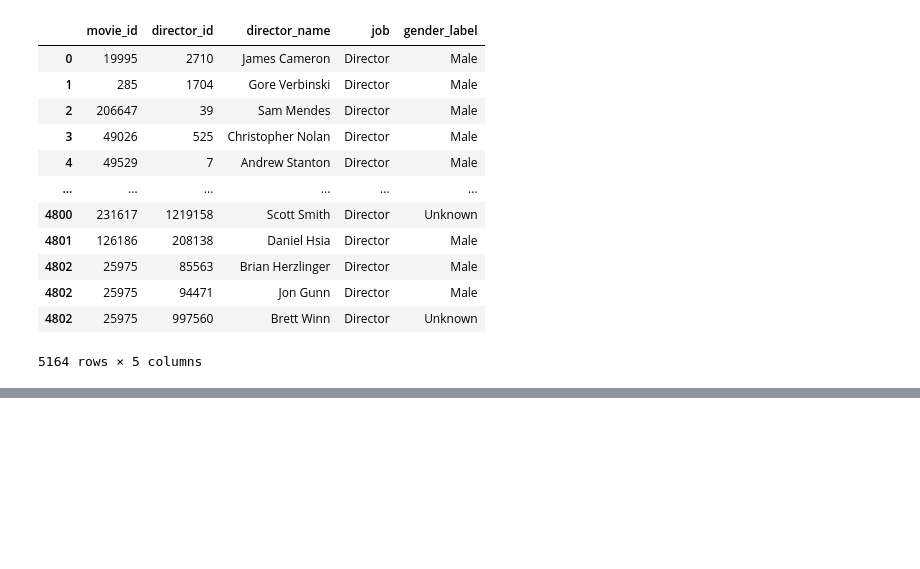
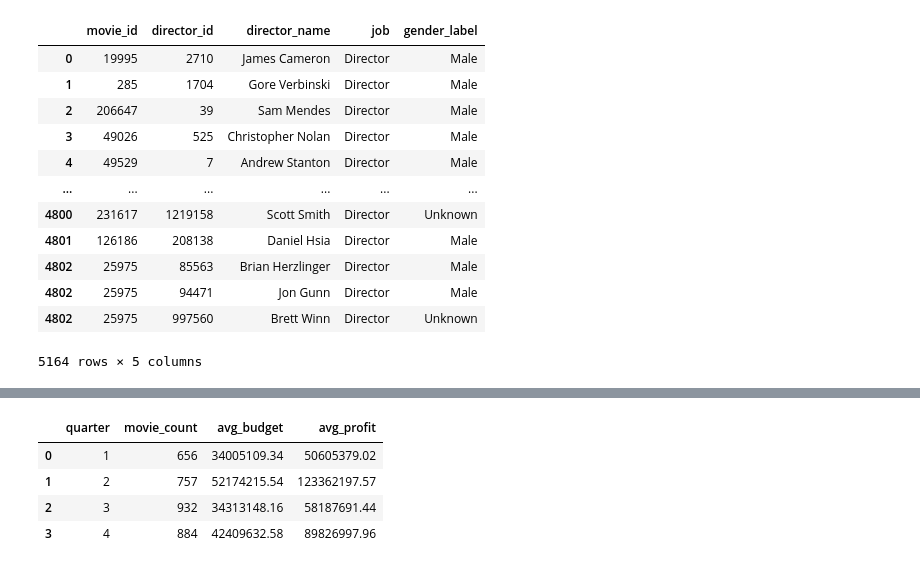
Before and after one commit to CarlotaMarto/Big_Data, a Jupyter notebook: midterm.ipynb, the cells around one changed output, grey strips where cells are left out. Drawn from its saved outputs; the diff is of its cells as text; code cells hidden in the pictures; blank space fills up the shorter version.

```diff
--- a/midterm.ipynb
+++ b/midterm.ipynb
@@ -144,8 +129,7 @@ df_genres_exploded
 dim_genres = pd.DataFrame({
     'movie_id': df_genres_exploded['id'],
     'genre_id': df_genres_exploded['genres'].apply(lambda x: x['id']),
-    'genre_name': df_genres_exploded['genres'].apply(lambda x: x['name'])
-})
+    'genre_name': df_genres_exploded['genres'].apply(lambda x: x['name'])})
 dim_genres
 # %% [output]
 |  | movie_id | genre_id | genre_name |
@@ -333,0 +436,92 @@ print(df_cast_exploded['cast'].iloc[3])
+# %%
+# 1. Establish the connection
+conn = sqlite3.connect('movies_warehouse.db')
+
+# 2. Query 1: Top 5 Most Profitable Directors
+query_1 = """
+SELECT
+    d.director_name,
+    COUNT(f.movie_id) AS movie_count,
+    ROUND(SUM(f.profit), 2) AS total_profit
+FROM fact_table f
+JOIN dim_crew d ON f.movie_id = d.movie_id
+WHERE f.profit IS NOT NULL
+GROUP BY d.director_name
+HAVING movie_count > 2
+ORDER BY total_profit DESC
+LIMIT 5;
+"""
+
+# 3. Query 2: ROI by Gender
+query_2 = """
+SELECT
+    d.gender_label,
+    ROUND(AVG(f.roi), 2) AS average_roi,
+    COUNT(f.movie_id) AS total_films
+FROM fact_table f
+JOIN dim_crew d ON f.movie_id = d.movie_id
+WHERE d.gender_label != 'Unknown'
+GROUP BY d.gender_label;
+"""
+
+
+query_3 = '''
+SELECT
+    g.genre_name,
+    COUNT(f.movie_id) AS total_movies,
+    ROUND(AVG(f.revenue), 2) AS avg_revenue,
+    ROUND(SUM(f.revenue), 2) AS total_revenue
+FROM fact_table f
+JOIN dim_genres g ON f.movie_id = g.movie_id
+WHERE f.revenue IS NOT NULL
+GROUP BY g.genre_name
+ORDER BY total_revenue DESC;
+'''
+
+query_4 = '''
+SELECT
+    d.quarter,
+    COUNT(f.movie_id) AS movie_count,
+    ROUND(AVG(f.budget), 2) AS avg_budget,
+    ROUND(AVG(f.profit), 2) AS avg_profit
+FROM fact_table f
+JOIN dim_date d ON f.movie_id = d.movie_id
+WHERE f.profit IS NOT NULL
+GROUP BY d.quarter
+ORDER BY d.quarter;
+'''
+
+
+query_5 = '''
+SELECT
+    c.actor_name,
+    COUNT(f.movie_id) AS film_count,
+    ROUND(AVG(f.roi), 2) AS avg_roi
+FROM fact_table f
+JOIN dim_cast c ON f.movie_id = c.movie_id
+WHERE f.roi IS NOT NULL
+GROUP BY c.actor_name
+HAVING film_count >= 5  -- Only look at actors with at least 5 movies
+ORDER BY avg_roi DESC
+LIMIT 10;
+'''
+
+# Display results
+print("--- TOP DIRECTORS BY PROFIT ---")
+display(pd.read_sql_query(query_1, conn))
+
+print("\n--- ROI BY GENDER ---")
+display(pd.read_sql_query(query_2, conn))
+
+print('--- REVENUE BY GENRE ---')
+display(pd.read_sql_query(query_3, conn))
+
+print('--- PROFIT BY QUARTER ---')
+display(pd.read_sql_query(query_4, conn))
+
+print('--- ACTOR BY ROI ---')
+display(pd.read_sql_query(query_5, conn))
+
+# 4. Close at the very end of the notebook
+# conn.close()
+# %% [output]
@@ -333,0 +558,5 @@ print(df_cast_exploded['cast'].iloc[3])
+|  | quarter | movie_count | avg_budget | avg_profit |
+| 0 | 1 | 656 | 34005109.34 | 50605379.02 |
+| 1 | 2 | 757 | 52174215.54 | 123362197.57 |
+| 2 | 3 | 932 | 34313148.16 | 58187691.44 |
+| 3 | 4 | 884 | 42409632.58 | 89826997.96 |
```
Also changed, not shown: parts of 35 cells of this notebook, 1 other file.
